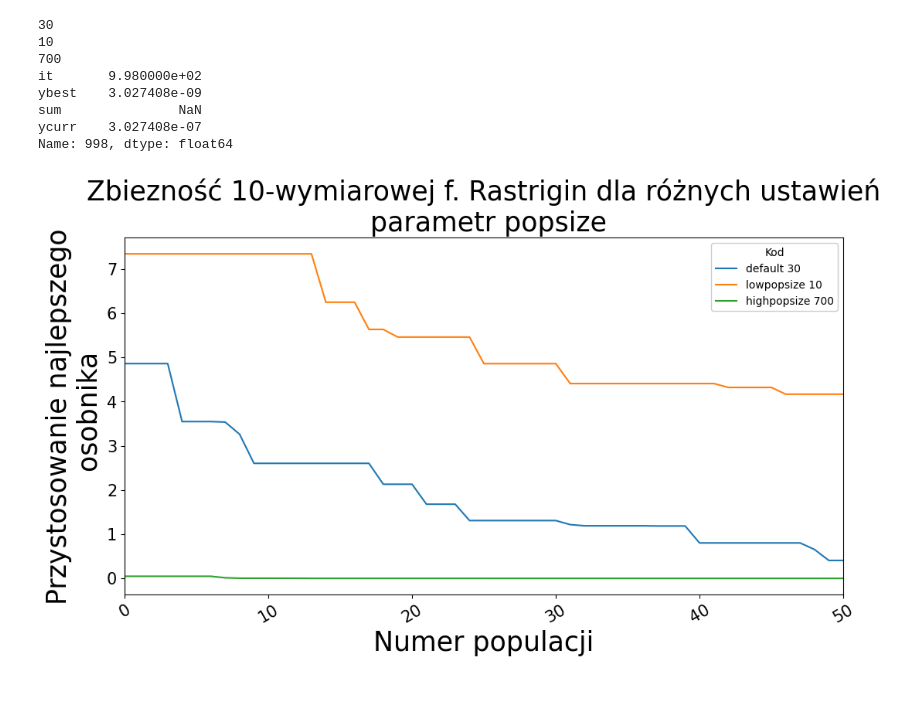
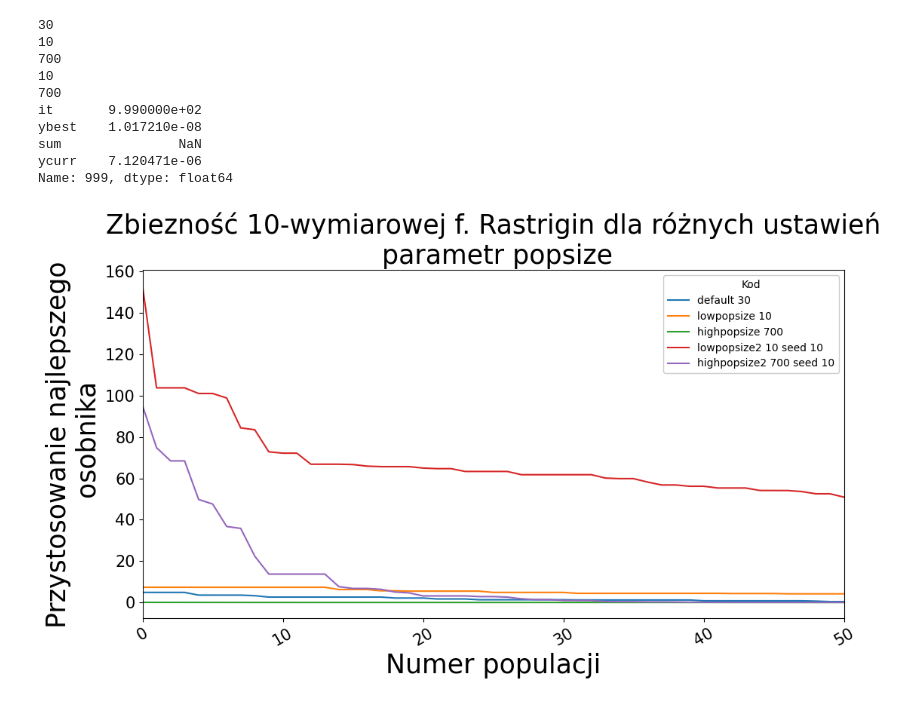
Before and after one commit to isso1550/MSWIO_24Z, a Jupyter notebook: cw11/analiza.ipynb, the cells around one changed output. Cells and saved outputs as stored; diff of their text form; code cells hidden in the pictures.

```diff
--- a/cw11/analiza.ipynb
+++ b/cw11/analiza.ipynb
@@ -164,4 +221,4 @@ dflt = df.head(1)
 # %%
-for param in ['popsize']:
+for param in PARAMS:
     plot_1(df,param)
 # %% [output]
@@ -169,18 +229,0 @@ for param in ['popsize']:
-# %%
-df = None
-for fname in ['ackley','dejong','rastrigin']:
-    for n in [1, 5, 10]:
-        filename = f"./CW 11-Harmony Search/results/{fname}/report_HS_auto_{n}.txt"
-        try:
-            tdf = load_file(filename, fname, n)
-        except Exception as e:
-            print(e)
-            continue
-        if (type(df) == type(None)):
-            df = tdf
-        else:
-            df = pd.concat([df, tdf])
-df['g'] = [x[0] + str(x[1]) for x in zip(df['fname'], df['n'])]
-dflt = df.head(1)
-for param in PARAMS:
-    plot_1(df,param)
@@ -272,8 +309,8 @@ fig = plt.figure(figsize=(12,6))
 step = 1
 
 labels = ['default 0.95','lowraccept 0.35','midraccept 0.75', 'highraccept 0.97']
-#labels = ['default 0.7','lowrpa 0.3','midrpa 0.5', 'highrpa 0.9']
-#labels = ['default 200','lowpabandcoef 100', 'highpabandcoef 700']
+labels = ['default 0.7','lowrpa 0.3','midrpa 0.5', 'highrpa 0.9']
+labels = ['default 200','lowpabandcoef 100', 'highpabandcoef 700']
 #labels = ['default 30','lowpopsize 100', 'highpopsize 700']
 
 lognames = [x.split(' ')[0] for x in labels]
@@ -281,7 +318,7 @@ param = labels[1].split(' ')[0].split('low')[1]
 for logname,label in zip(lognames, labels):
     #plt.plot(df.iloc[::step]['it'], df.iloc[::step]['ybest'],label='ybest')
     df = load_log(f'./CW 11-Harmony Search/results/logs/log_{logname}.txt')
-    if logname in ['lowrpa']:
+    if logname in ['midrpa']:
         plt.plot(df.iloc[::step]['it'], df.iloc[::step]['ycurr'],label=label, linestyle='--', zorder=99)
     else :
         plt.plot(df.iloc[::step]['it'], df.iloc[::step]['ycurr'],label=label)
@@ -297,6 +334,8 @@ print(df.loc[len(df)-1])
 
 ax = plt.gca()
 ax.set_xlim([0, 50])
+if param == 'rpa':
+    ax.set_xlim([0,100])
 
 fig.savefig(f'./plots/{param}conv.png',bbox_inches='tight')
 
@@ -313,7 +352,7 @@ fig = plt.figure(figsize=(12,6))
 step = 1
 
 n = 10
-labels = ['default 30','lowpopsize 10', 'highpopsize 700']
+labels = ['default 30','lowpopsize 10', 'highpopsize 700', 'lowpopsize2 10 seed 10', 'highpopsize2 700 seed 10']
 lognames = [x.split(' ')[0] for x in labels]
 param = labels[1].split(' ')[0].split('low')[1]
 for logname,label in zip(lognames, labels):
@@ -351,36 +392,38 @@ fig = plt.figure(figsize=(12,6))
 step = 1
 
 n = 10
-labels = ['default 30','lowpopsize 10', 'highpopsize 700']
+labels = ['default 30','lowpopsize 10', 'highpopsize 700', 'lowpopsize2 10 seed 10', 'highpopsize2 700 seed 10']
 lognames = [x.split(' ')[0] for x in labels]
 param = labels[1].split(' ')[0].split('low')[1]
 for logname,label in zip(lognames, labels):
     npop = int(label.split(' ')[1])
     print(npop)
     df = load_log(f'./CW 11-Harmony Search/results/logs/log_{logname}.txt')
     yval = df.iloc[::step]['ybest'].values
     plt.plot(df.iloc[::step]['it'], yval,label=label)
     plt.title(f'Zbiezność {n}-wymiarowej f. {funcname} dla różnych ustawień\n parametr {param}', fontsize = 25)
     plt.xlabel('Numer populacji', fontsize=25)
     plt.ylabel('Przystosowanie najlepszego\n osobnika', fontsize=25)
     plt.xticks(fontsize=15, rotation = 30)
     plt.yticks(fontsize=15)
 
 plt.legend(title="Kod", framealpha=1)
 print(df.loc[len(df)-1])
 
 ax = plt.gca()
 ax.set_xlim([0, 50])
 
 fig.savefig(f'./plots/{param}ybestconv.png',bbox_inches='tight')
 plt.show()
 # %% [output]
 30
 10
 700
-it       9.980000e+02
-ybest    3.027408e-09
+10
+700
+it       9.990000e+02
+ybest    1.017210e-08
 sum               NaN
-ycurr    3.027408e-07
-Name: 998, dtype: float64
+ycurr    7.120471e-06
+Name: 999, dtype: float64
-[figure, old version]
+[figure, new version]
```
Also changed, not shown: parts of 13 cells of this notebook, 24 other files.
